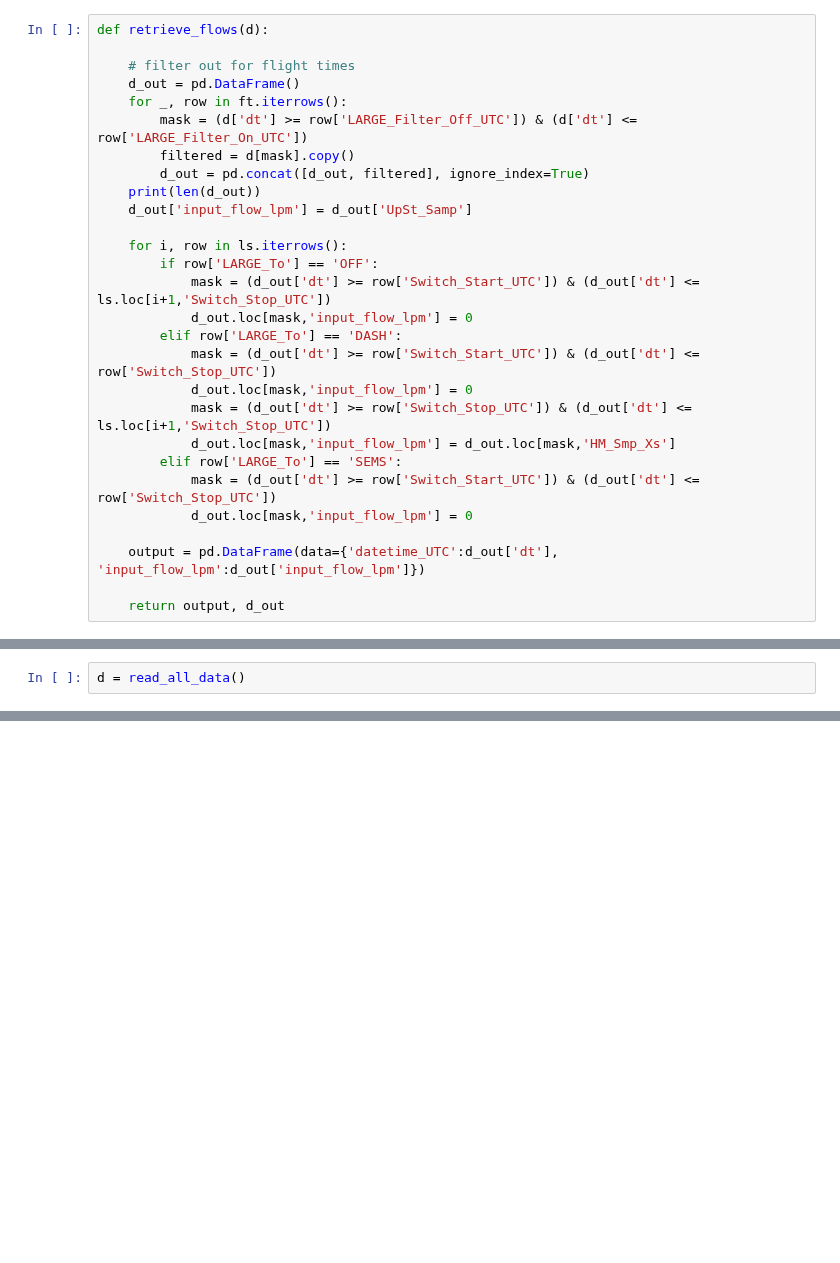
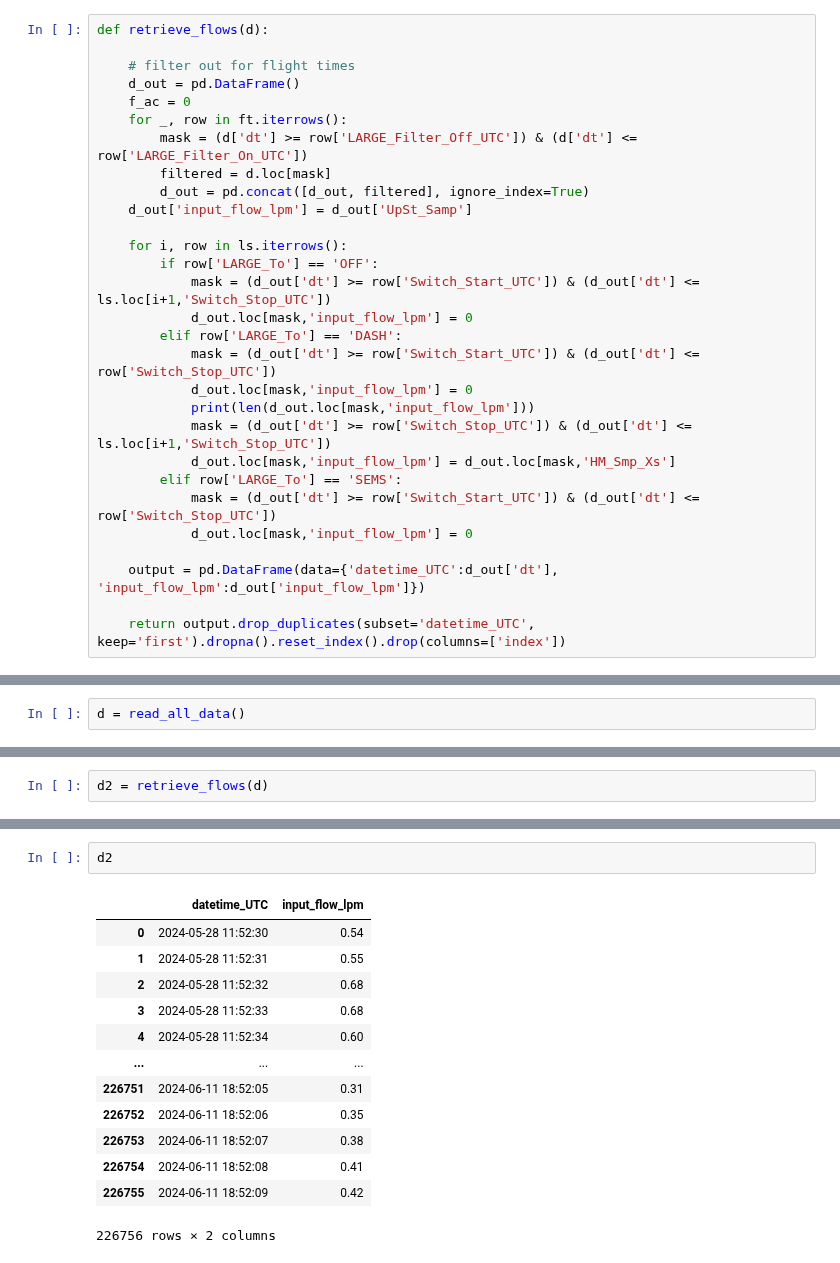
Before and after one commit to csoloff/dash, a Jupyter notebook: export_flows.ipynb, the cells around one changed output, grey strips where cells are left out. Cells and saved outputs as stored; diff of their text form; blank space fills up the shorter version.

```diff
--- a/export_flows.ipynb
+++ b/export_flows.ipynb
@@ -112,11 +112,11 @@ def retrieve_flows(d):
 
     # filter out for flight times
     d_out = pd.DataFrame()
+    f_ac = 0
     for _, row in ft.iterrows():
         mask = (d['dt'] >= row['LARGE_Filter_Off_UTC']) & (d['dt'] <= row['LARGE_Filter_On_UTC'])
-        filtered = d[mask].copy()
+        filtered = d.loc[mask]
         d_out = pd.concat([d_out, filtered], ignore_index=True)
-    print(len(d_out))
     d_out['input_flow_lpm'] = d_out['UpSt_Samp']
 
     for i, row in ls.iterrows():
@@ -126,6 +126,7 @@ def retrieve_flows(d):
         elif row['LARGE_To'] == 'DASH':
             mask = (d_out['dt'] >= row['Switch_Start_UTC']) & (d_out['dt'] <= row['Switch_Stop_UTC'])
             d_out.loc[mask,'input_flow_lpm'] = 0
+            print(len(d_out.loc[mask,'input_flow_lpm']))
             mask = (d_out['dt'] >= row['Switch_Stop_UTC']) & (d_out['dt'] <= ls.loc[i+1,'Switch_Stop_UTC'])
             d_out.loc[mask,'input_flow_lpm'] = d_out.loc[mask,'HM_Smp_Xs']
         elif row['LARGE_To'] == 'SEMS':
@@ -134,4 +135,4 @@ def retrieve_flows(d):
 
     output = pd.DataFrame(data={'datetime_UTC':d_out['dt'], 'input_flow_lpm':d_out['input_flow_lpm']})
 
-    return output, d_out
+    return output.drop_duplicates(subset='datetime_UTC', keep='first').dropna().reset_index().drop(columns=['index'])
@@ -199,0 +145,2 @@ list(d.keys())
+# %%
+d2 = retrieve_flows(d)
@@ -199,0 +159,16 @@ list(d.keys())
+# %%
+d2
+# %% [output]
+|  | datetime_UTC | input_flow_lpm |
+| 0 | 2024-05-28 11:52:30 | 0.54 |
+| 1 | 2024-05-28 11:52:31 | 0.55 |
+| 2 | 2024-05-28 11:52:32 | 0.68 |
+| 3 | 2024-05-28 11:52:33 | 0.68 |
+| 4 | 2024-05-28 11:52:34 | 0.60 |
+| ... | ... | ... |
+| 226751 | 2024-06-11 18:52:05 | 0.31 |
+| 226752 | 2024-06-11 18:52:06 | 0.35 |
+| 226753 | 2024-06-11 18:52:07 | 0.38 |
+| 226754 | 2024-06-11 18:52:08 | 0.41 |
+| 226755 | 2024-06-11 18:52:09 | 0.42 |
+226756 rows × 2 columns
```
Also changed, not shown: parts of 15 cells of this notebook, 2 other files.
